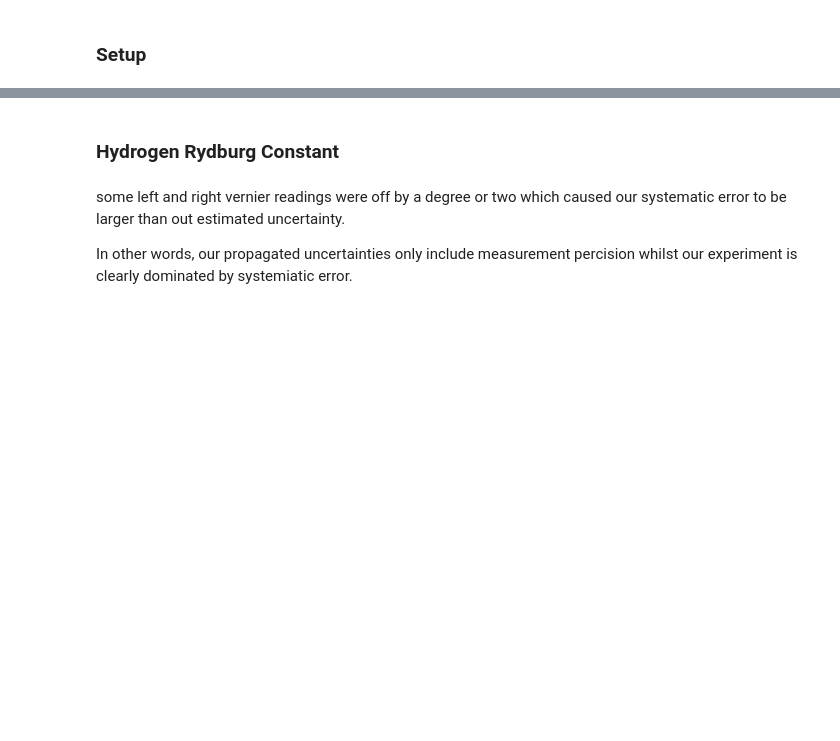
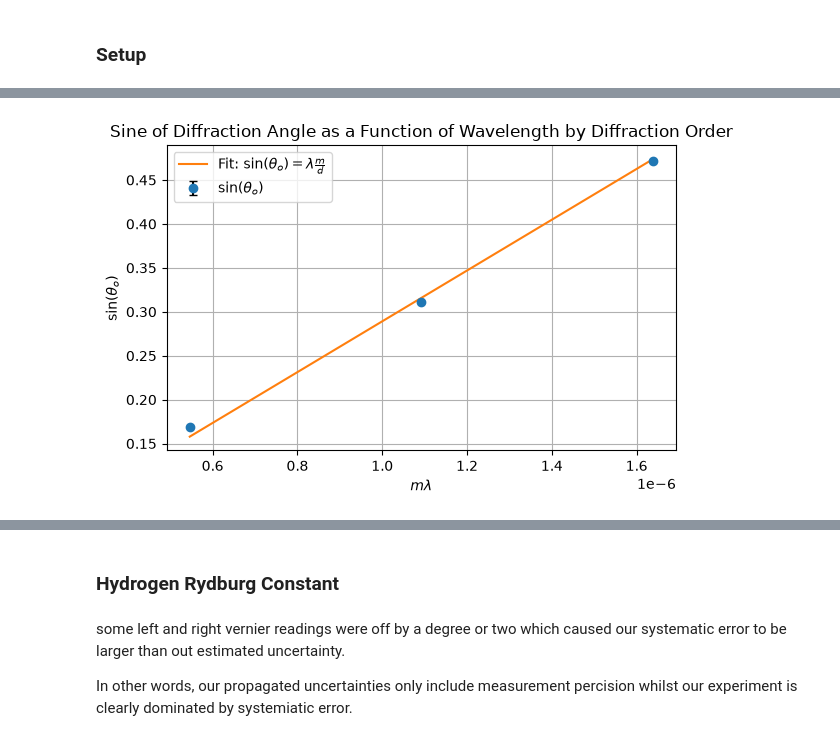
Before and after one commit to cawjense/Phys-133, a Jupyter notebook: Speclab/spec.ipynb, the cells around one changed output, grey strips where cells are left out. Drawn from its saved outputs; the diff is of its cells as text; code cells hidden in the pictures; blank space fills up the shorter version.

```diff
--- a/Speclab/spec.ipynb
+++ b/Speclab/spec.ipynb
@@ -47,0 +130,82 @@ def quick_plot(func,x = None,y = None,yerr = None,label = None , title = None ,
+# %%
+
+
+
+df = pd.read_csv(r'/home/cadenj/Desktop/Phys-133/Speclab/data_new_Hg/mainmerc.csv')
+df0 = pd.read_csv(r'/home/cadenj/Desktop/Phys-133/Speclab/data_new_Hg/mainzeromerc.csv')
+
+
+m = df.iloc[:,0]
+wave = 546.074 * 1e-9
+x = wave * m
+y = np.sin(np.radians(df.iloc[:,1]))
+
+
+sigma = np.cos(np.radians(df.iloc[:,1])) *np.radians(df.iloc[:,2])
+
+
+def func(x,d):
+     return (x/d)
+
+popt, pcov = curve_fit(func, x, y, sigma=sigma, absolute_sigma=True, p0=[1.6e-6])
+perr = np.sqrt(np.diag(pcov))
+
+d = popt[0]
+d_true = 300 #lines per mm
+
+space = 1/(d*1e3)
+spacerr = perr[0]/(d**2 * 1e3)
+
+print("Fitted Line Spacing (m):",f"{space:.2f}" "±", f"{spacerr:.2f}")
+
+percent = (np.abs(space - d_true)/d_true)*100
+percenterr = (spacerr/d_true)*100
+
+
+print("Fitted Line Spacing Percent Error (%):",f"{percent:.2f}" "±", f"{percenterr:.2f}")
+
+fig, ax = plt.subplots(figsize=(6, 4))
+
+ax.errorbar(x, y, yerr=sigma, capsize=3, ecolor='black',
+            fmt='o', label=r'$\sin(\theta_o)$')
+ax.plot(x, y_fit, '-', label=r"Fit: $\sin(\theta_o)=\lambda\frac{m}{d}$")
+
+ax.set_xlabel(r"$m\lambda$")
+ax.set_ylabel(r"$\sin(\theta_o)$")
+ax.set_title("Sine of Diffraction Angle as a Function of Wavelength by Diffraction Order")
+ax.grid(True)
+ax.legend()
+
+fig.tight_layout()
+plt.show()
+
+
+resid = y - y_fit
+fig, ax = plt.subplots(figsize=(6, 4))
+
+ax.errorbar(x, resid, yerr=sigma, capsize=3, ecolor='black',
+            fmt='o', label="Residuals")
+ax.axhline(0, color='black', linestyle='--')
+
+ax.set_xlabel(r"$m\lambda$")
+ax.set_ylabel("Residual")
+ax.set_title("Residuals")
+ax.grid(True)
+ax.legend()
+
+fig.tight_layout()
+plt.show()
+
+
+chi2 = np.sum((resid / sigma) ** 2)
+dof = len(x) - len(popt)
+chi2 = chi2
+
+print(f"χ² = {chi2:.2f}")
+print(f" χ² = {chi2:.2f}")
+
+p_val = stats.chi2.sf(chi2, dof)
+print(f"p-value = {p_val}")
+
+print(df.iloc[:,1])
+# %% [output]
@@ -47,0 +214 @@ def quick_plot(func,x = None,y = None,yerr = None,label = None , title = None ,
+[figure, added]
```
Also changed, not shown: parts of 6 cells of this notebook, 8 other files.
